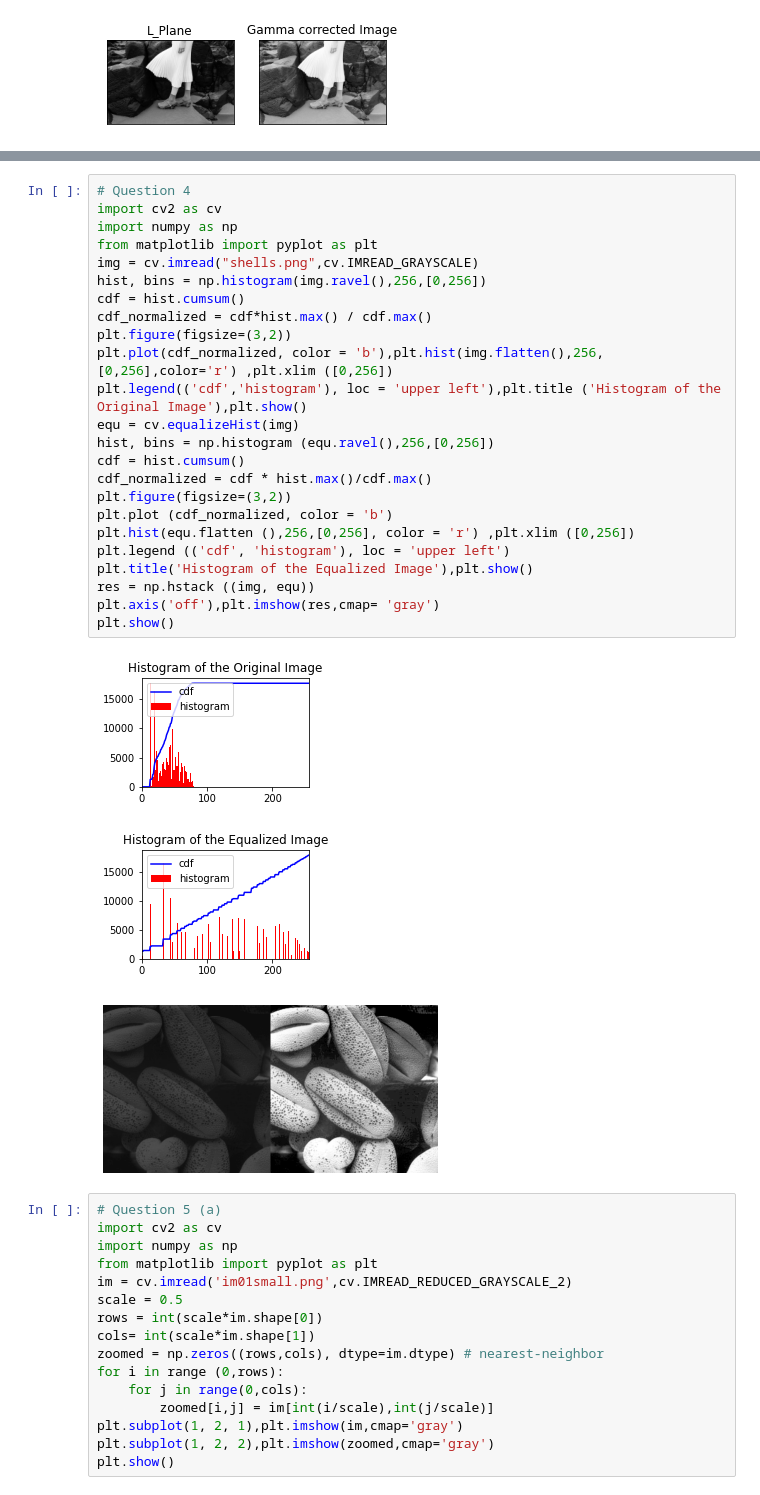
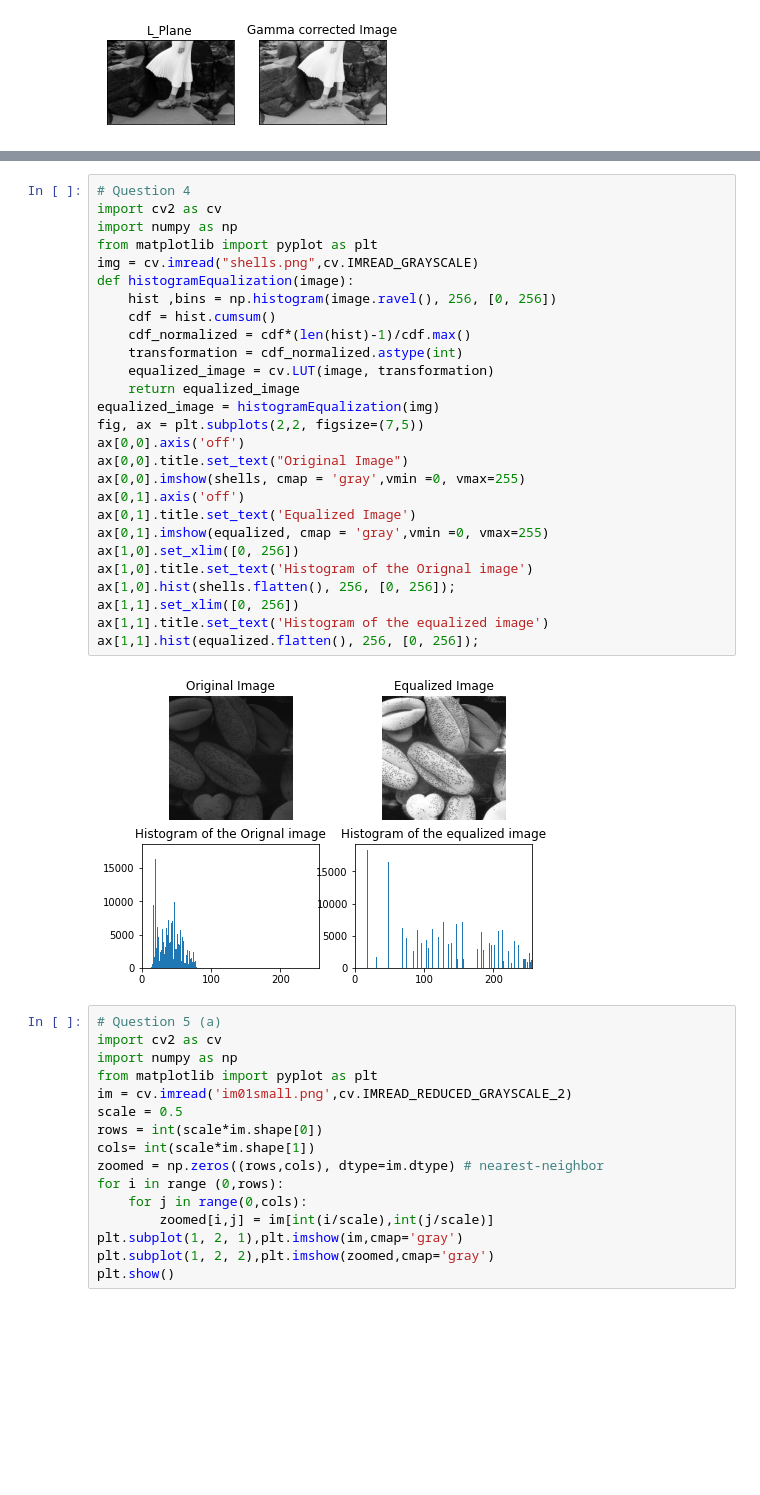
Before and after one commit to luxshan21/Image_Processing_Works_190364C, a Jupyter notebook: Assignments/Assignment_01/Assignment_01_190364C.ipynb, the cells around one changed output, grey strips where cells are left out. Cells and saved outputs as stored; diff of their text form; blank space fills up the shorter version.

```diff
--- a/Assignments/Assignment_01/Assignment_01_190364C.ipynb
+++ b/Assignments/Assignment_01/Assignment_01_190364C.ipynb
@@ -103,31 +103,32 @@ plt.show()
-# %%
-# Question 4
-import cv2 as cv
-import numpy as np
-from matplotlib import pyplot as plt
-img = cv.imread("shells.png",cv.IMREAD_GRAYSCALE)
-hist, bins = np.histogram(img.ravel(),256,[0,256])
-cdf = hist.cumsum()
-cdf_normalized = cdf*hist.max() / cdf.max()
-plt.figure(figsize=(3,2))
-plt.plot(cdf_normalized, color = 'b'),plt.hist(img.flatten(),256,[0,256],color='r') ,plt.xlim ([0,256])
-plt.legend(('cdf','histogram'), loc = 'upper left'),plt.title ('Histogram of the Original Image'),plt.show()
-equ = cv.equalizeHist(img)
-hist, bins = np.histogram (equ.ravel(),256,[0,256])
-cdf = hist.cumsum()
-cdf_normalized = cdf * hist.max()/cdf.max()
-plt.figure(figsize=(3,2))
-plt.plot (cdf_normalized, color = 'b')
-plt.hist(equ.flatten (),256,[0,256], color = 'r') ,plt.xlim ([0,256])
-plt.legend (('cdf', 'histogram'), loc = 'upper left')
-plt.title('Histogram of the Equalized Image'),plt.show()
-res = np.hstack ((img, equ))
-plt.axis('off'),plt.imshow(res,cmap= 'gray')
-plt.show()
-# %% [output]
-[figure, removed]
-[figure, removed]
-[figure, removed]
+# %%
+# Question 4
+import cv2 as cv
+import numpy as np
+from matplotlib import pyplot as plt
+img = cv.imread("shells.png",cv.IMREAD_GRAYSCALE)
+def histogramEqualization(image):
+    hist ,bins = np.histogram(image.ravel(), 256, [0, 256])
+    cdf = hist.cumsum()
+    cdf_normalized = cdf*(len(hist)-1)/cdf.max()
+    transformation = cdf_normalized.astype(int)
+    equalized_image = cv.LUT(image, transformation)
+    return equalized_image
+equalized_image = histogramEqualization(img)
+fig, ax = plt.subplots(2,2, figsize=(7,5))
+ax[0,0].axis('off')
+ax[0,0].title.set_text("Original Image")
+ax[0,0].imshow(shells, cmap = 'gray',vmin =0, vmax=255)
+ax[0,1].axis('off')
+ax[0,1].title.set_text('Equalized Image')
+ax[0,1].imshow(equalized, cmap = 'gray',vmin =0, vmax=255)
+ax[1,0].set_xlim([0, 256])
+ax[1,0].title.set_text('Histogram of the Orignal image')
+ax[1,0].hist(shells.flatten(), 256, [0, 256]);
+ax[1,1].set_xlim([0, 256])
+ax[1,1].title.set_text('Histogram of the equalized image')
+ax[1,1].hist(equalized.flatten(), 256, [0, 256]);
+# %% [output]
+[figure, added]
 # %%
 # Question 5 (a)
 import cv2 as cv
```
Also changed, not shown: parts of 3 cells of this notebook, 1 other file.
